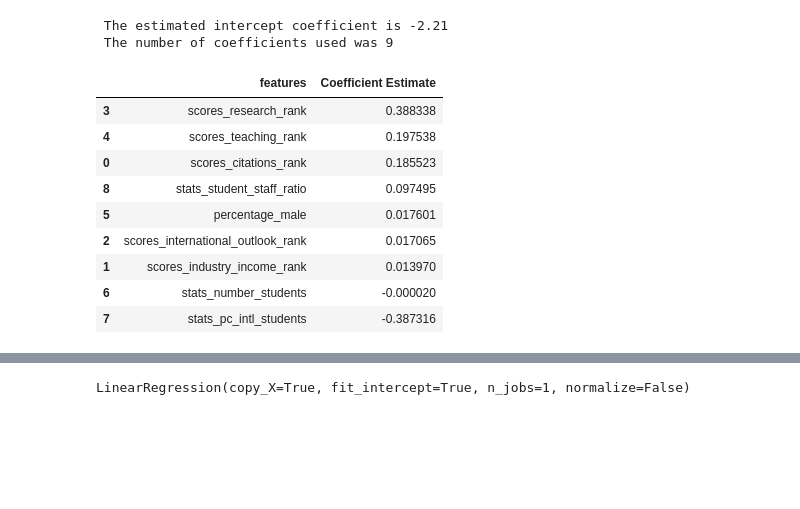
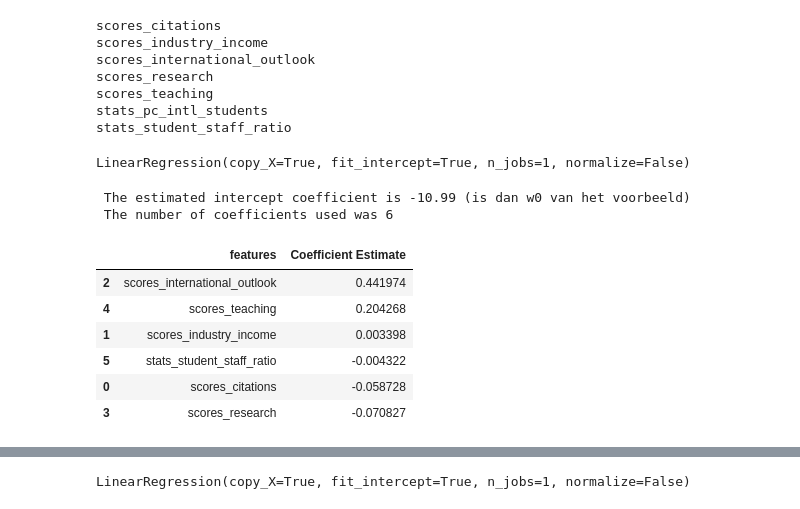
Before and after one commit to sybrenosinga/datavisualisatie, a Jupyter notebook: regression/regression.ipynb, the cells around one changed output, grey strips where cells are left out. Drawn from its saved outputs; the diff is of its cells as text; code cells hidden in the pictures; blank space fills up the shorter version.

Commit message:
final regression

```diff
--- a/regression/regression.ipynb
+++ b/regression/regression.ipynb
@@ -177,31 +165,3 @@ from sklearn.linear_model import LinearRegression
 
 # Create a LinearRegression Object
 lreg = LinearRegression()
-# %%
-# Data Columns
-df18new = df18.drop('url', axis=1)
-df18new = df18new.drop('subjects_offered', axis=1)
-# df18new = df18new.drop('rank_order', axis=1)
-df18new = df18new.drop('name', axis=1)
-df18new = df18new.drop('location', axis=1)
-df18new = df18new.drop('male_students', axis=1)
-df18new = df18new.drop('nid', axis=1)
-df18new = df18new.drop('scores_industry_income', axis=1)
-df18new = df18new.drop('scores_international_outlook', axis=1)
-df18new = df18new.drop('scores_research', axis=1)
-df18new = df18new.drop('scores_teaching', axis=1)
-df18new = df18new.drop('scores_citations', axis=1)
-df18new = df18new.drop('Unnamed: 0', axis=1)
-df18new = df18new.drop('rank', axis=1)
-df18new = df18new.drop('scores_overall', axis=1)
-
-X_multi = df18new.drop('rank_order',axis=1)
-
-for name in df18new:
-    print(name)
-
-# Targets
-Y_target = df18new['rank_order']
-
-# Implement Linear Regression
-lreg.fit(X_multi,Y_target)
@@ -220,26 +168,44 @@ LinearRegression(copy_X=True, fit_intercept=True, n_jobs=1, normalize=False)
+# %%
+# creeer de multi-variabele X
+X_multi = df18new.drop('stats_pc_intl_students',axis=1)
+
+for name in df18new:
+    print(name)
+
+# Te vergelijken variabele, in ons geval aantal internationale studenten
+Y_target = df18new['stats_pc_intl_students']
+
+# Implement Linear Regression
+lreg.fit(X_multi,Y_target)
+# %% [output]
+scores_citations
+scores_industry_income
+scores_international_outlook
+scores_research
+scores_teaching
+stats_pc_intl_students
+stats_student_staff_ratio
+LinearRegression(copy_X=True, fit_intercept=True, n_jobs=1, normalize=False)
 # %%
 # What is our constant? (b in univariate regression)
-print(' The estimated intercept coefficient is {0:.2f}'.format(lreg.intercept_))
+print(' The estimated intercept coefficient is {0:.2f} (is dan w0 van het voorbeeld)'.format(lreg.intercept_))
 
 print(' The number of coefficients used was {0:d}'.format(len(lreg.coef_)))
 # %% [output]
- The estimated intercept coefficient is -2.21
- The number of coefficients used was 9
+ The estimated intercept coefficient is -10.99 (is dan w0 van het voorbeeld)
+ The number of coefficients used was 6
 # %%
-coeff_df = DataFrame(df18new.drop('rank_order',axis=1).columns)
+coeff_df = DataFrame(df18new.drop('stats_pc_intl_students',axis=1).columns)
 coeff_df.columns = ['features']
 
 coeff_df["Coefficient Estimate"] = pd.Series(lreg.coef_)
 
 coeff_df.sort_values(by='Coefficient Estimate', ascending=False)
 # %% [output]
 |  | features | Coefficient Estimate |
-| 3 | scores_research_rank | 0.388338 |
-| 4 | scores_teaching_rank | 0.197538 |
-| 0 | scores_citations_rank | 0.185523 |
-| 8 | stats_student_staff_ratio | 0.097495 |
-| 5 | percentage_male | 0.017601 |
-| 2 | scores_international_outlook_rank | 0.017065 |
-| 1 | scores_industry_income_rank | 0.013970 |
-| 6 | stats_number_students | -0.000020 |
-| 7 | stats_pc_intl_students | -0.387316 |
+| 2 | scores_international_outlook | 0.441974 |
+| 4 | scores_teaching | 0.204268 |
+| 1 | scores_industry_income | 0.003398 |
+| 5 | stats_student_staff_ratio | -0.004322 |
+| 0 | scores_citations | -0.058728 |
+| 3 | scores_research | -0.070827 |
```
Also changed, not shown: parts of 18 cells of this notebook, 1 other file.
